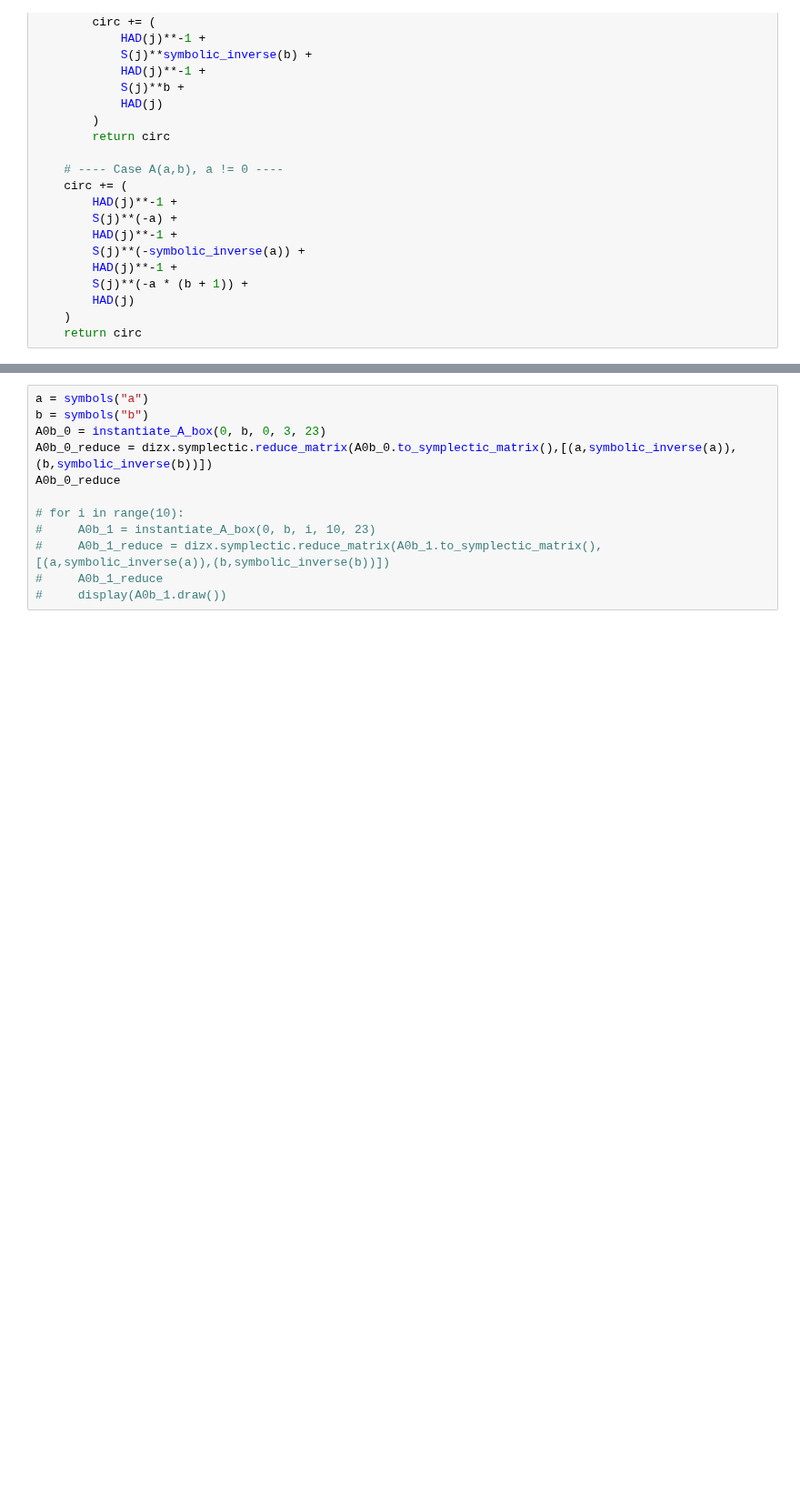
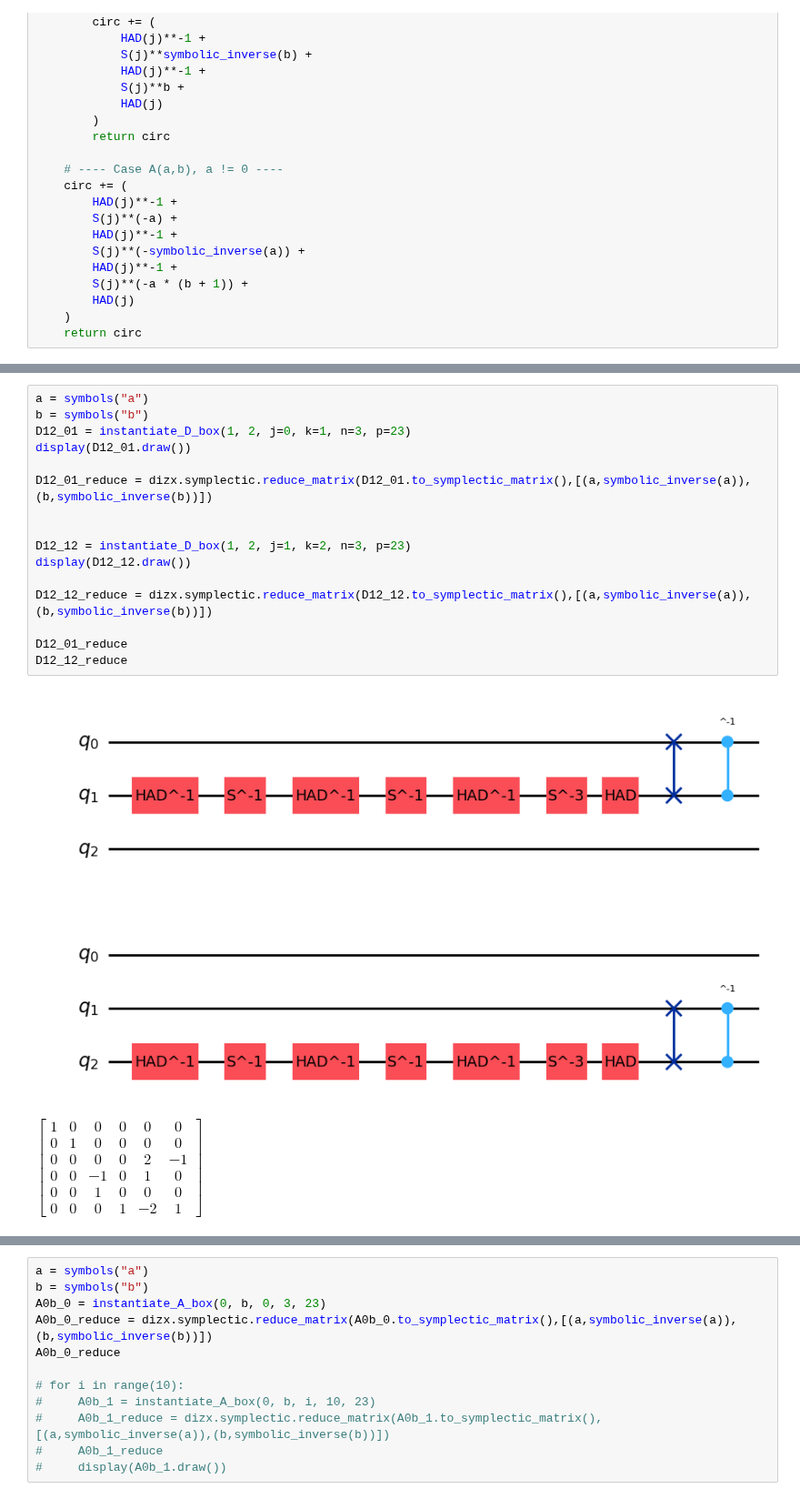
Before and after one commit to SarahMMMLi/QuditClifford, a Jupyter notebook: notebooks/BoxRelation-Soundness.ipynb, the cells around one changed output, grey strips where cells are left out. Shown at 91% size. Saved outputs shown, nothing was run; the diff lists cells and outputs as text; blank space fills up the shorter version.

```diff
--- a/notebooks/BoxRelation-Soundness.ipynb
+++ b/notebooks/BoxRelation-Soundness.ipynb
@@ -444,0 +583,20 @@ def instantiate_A_box(a, b, j, n, p):
+# %%
+a = symbols("a")
+b = symbols("b")
+D12_01 = instantiate_D_box(1, 2, j=0, k=1, n=3, p=23)
+display(D12_01.draw())
+
+D12_01_reduce = dizx.symplectic.reduce_matrix(D12_01.to_symplectic_matrix(),[(a,symbolic_inverse(a)),(b,symbolic_inverse(b))])
+
+
+D12_12 = instantiate_D_box(1, 2, j=1, k=2, n=3, p=23)
+display(D12_12.draw())
+
+D12_12_reduce = dizx.symplectic.reduce_matrix(D12_12.to_symplectic_matrix(),[(a,symbolic_inverse(a)),(b,symbolic_inverse(b))])
+
+D12_01_reduce
+D12_12_reduce
+# %% [output]
+[figure, added]
+[figure, added]
+$\displaystyle \left[\begin{matrix}1 & 0 & 0 & 0 & 0 & 0\\0 & 1 & 0 & 0 & 0 & 0\\0 & 0 & 0 & 0 & 2 & -1\\0 & 0 & -1 & 0 & 1 & 0\\0 & 0 & 1 & 0 & 0 & 0\\0 & 0 & 0 & 1 & -2 & 1\end{matrix}\right]$
```
Also changed, not shown: parts of 30 cells of this notebook, 8 other files.
